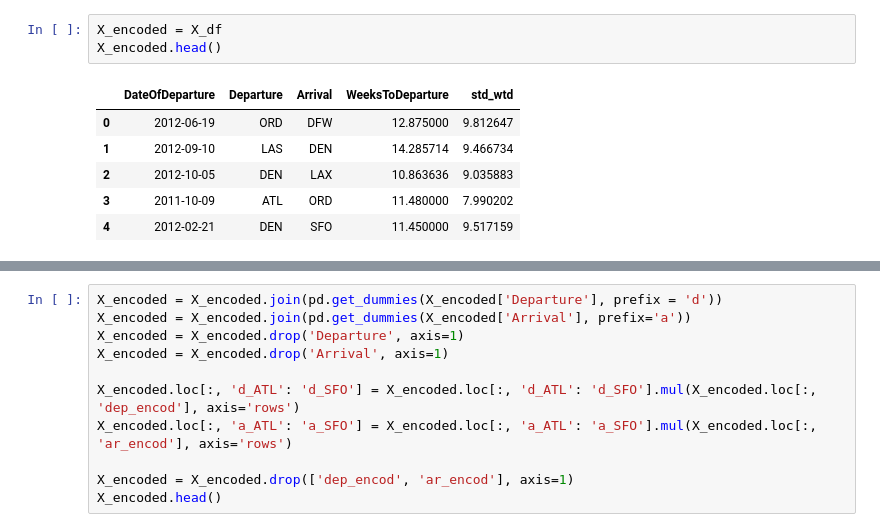
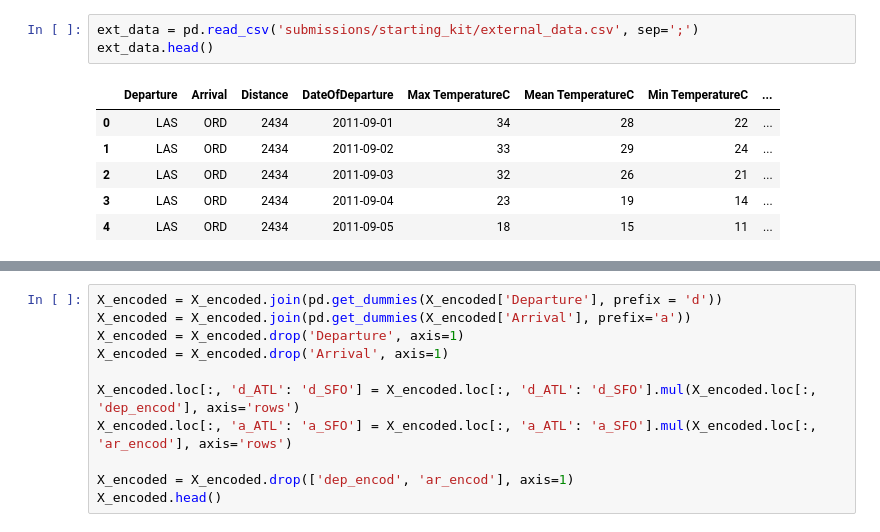
Before and after one commit to AdrienToulouse/Predicting_air_traffic, a Jupyter notebook: Polo's feature_extractors.ipynb, the cells around one changed output, grey strips where cells are left out. Saved outputs shown, nothing was run; the diff lists cells and outputs as text.

```diff
--- a/Polo's feature_extractors.ipynb
+++ b/Polo's feature_extractors.ipynb
@@ -20,11 +20,11 @@ X_df.head()
-# %%
-X_encoded = X_df
-X_encoded.head()
-# %% [output]
-|  | DateOfDeparture | Departure | Arrival | WeeksToDeparture | std_wtd |
-| 0 | 2012-06-19 | ORD | DFW | 12.875000 | 9.812647 |
-| 1 | 2012-09-10 | LAS | DEN | 14.285714 | 9.466734 |
-| 2 | 2012-10-05 | DEN | LAX | 10.863636 | 9.035883 |
-| 3 | 2011-10-09 | ATL | ORD | 11.480000 | 7.990202 |
-| 4 | 2012-02-21 | DEN | SFO | 11.450000 | 9.517159 |
+# %%
+ext_data = pd.read_csv('submissions/starting_kit/external_data.csv', sep=';')
+ext_data.head()
+# %% [output]
+|  | Departure | Arrival | Distance | DateOfDeparture | Max TemperatureC | Mean TemperatureC | Min TemperatureC | ... |
+| 0 | LAS | ORD | 2434 | 2011-09-01 | 34 | 28 | 22 | ... |
+| 1 | LAS | ORD | 2434 | 2011-09-02 | 33 | 29 | 24 | ... |
+| 2 | LAS | ORD | 2434 | 2011-09-03 | 32 | 26 | 21 | ... |
+| 3 | LAS | ORD | 2434 | 2011-09-04 | 23 | 19 | 14 | ... |
+| 4 | LAS | ORD | 2434 | 2011-09-05 | 18 | 15 | 11 | ... |
 # %%
```
Also changed, not shown: parts of 23 cells of this notebook, 13 other files.
